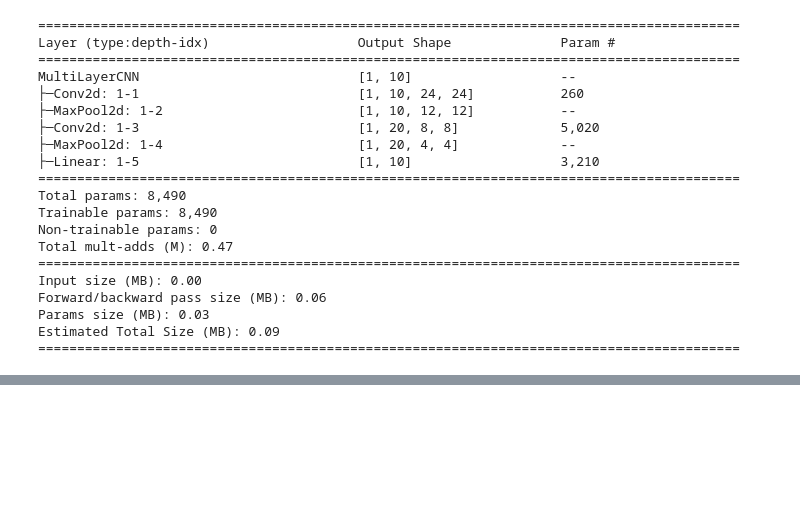
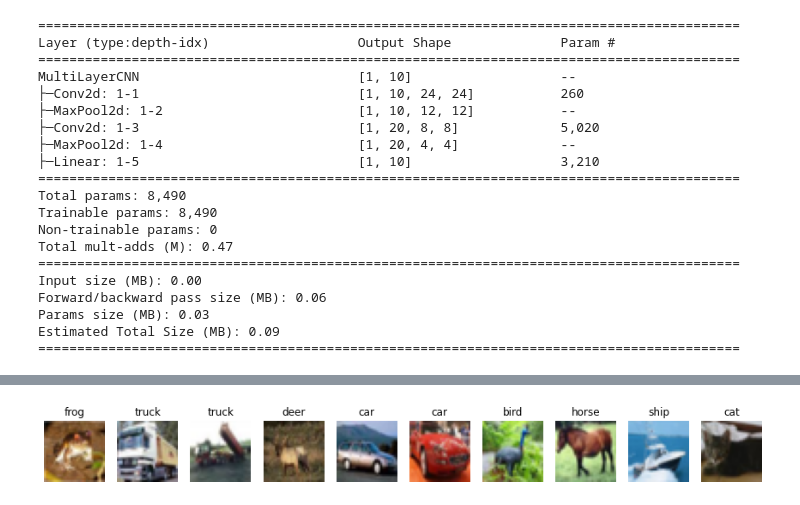
Before and after one commit to araghavendra16/pytorch-intro-code, a Jupyter notebook: pytorch_cv.ipynb, the cells around one changed output, grey strips where cells are left out. Saved outputs shown, nothing was run; the diff lists cells and outputs as text; code cells hidden in the pictures; blank space fills up the shorter version.

```diff
--- a/pytorch_cv.ipynb
+++ b/pytorch_cv.ipynb
@@ -512,0 +528,11 @@ Estimated Total Size (MB): 0.09
+# %%
+transform = torchvision.transforms.Compose(
+    [torchvision.transforms.ToTensor(),
+     torchvision.transforms.Normalize((0.5, 0.5, 0.5), (0.5, 0.5, 0.5))])
+
+trainset = torchvision.datasets.CIFAR10(root='./data', train=True, download=True, transform=transform)
+trainloader = torch.utils.data.DataLoader(trainset, batch_size=14, shuffle=True)
+testset = torchvision.datasets.CIFAR10(root='./data', train=False, download=True, transform=transform)
+testloader = torch.utils.data.DataLoader(testset, batch_size=14, shuffle=False)
+classes = ('plane', 'car', 'bird', 'cat',
+           'deer', 'dog', 'frog', 'horse', 'ship', 'truck')
@@ -512,0 +543,4 @@ Estimated Total Size (MB): 0.09
+# %%
+display_dataset(trainset,classes=classes)
+# %% [output]
+[figure, added]
```
Also changed, not shown: parts of 16 cells of this notebook.
